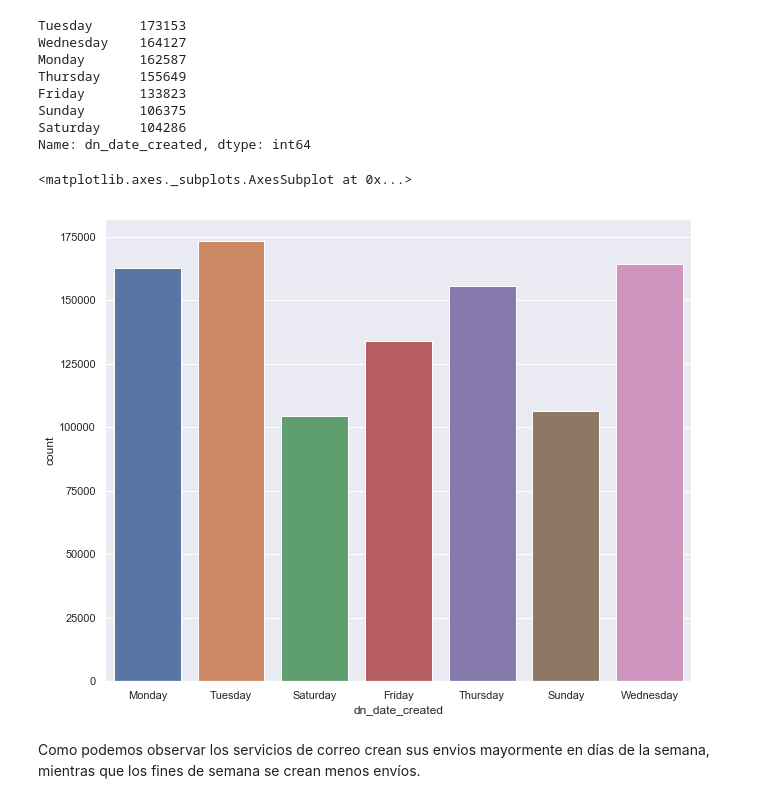
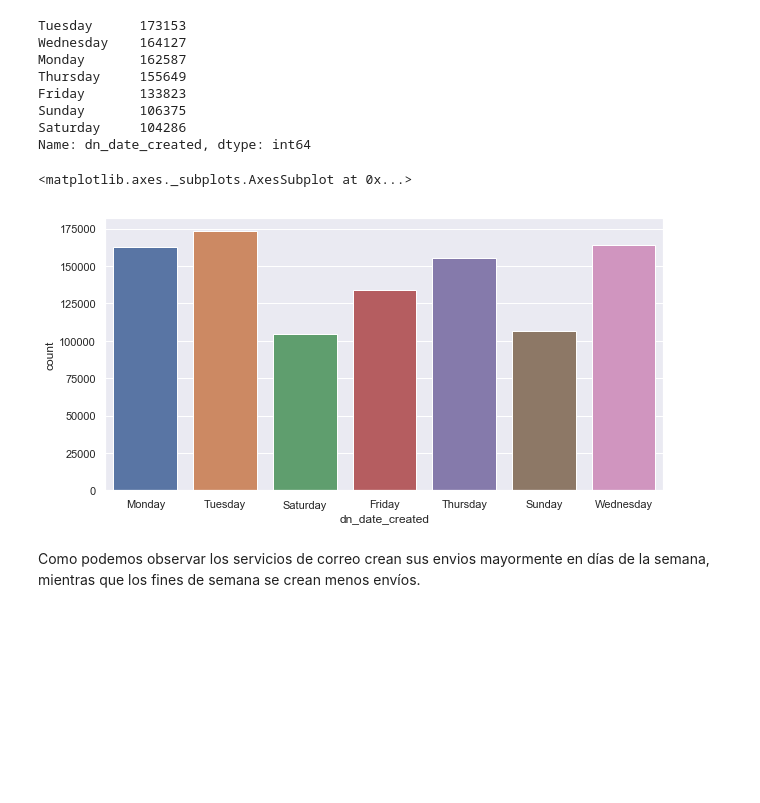
Before and after one commit to manquius/series_temporales, a Jupyter notebook: Practico1.ipynb, the cells around one changed output. Drawn from its saved outputs; the diff is of its cells as text; code cells hidden in the pictures; blank space fills up the shorter version.

```diff
--- a/Practico1.ipynb
+++ b/Practico1.ipynb
@@ -373,10 +386,11 @@ Sunday       106375
 Saturday     104286
 Name: dn_date_created, dtype: int64
 # %%
+sb.set(rc={'figure.figsize':(10,5)})
 sb.countplot(date_by_days['dn_date_created'])
 # %% [output]
 <matplotlib.axes._subplots.AxesSubplot at 0x...>
-[figure, old version]
+[figure, new version]
 # %% [markdown]
 Como podemos observar los servicios de correo crean sus envios mayormente en días de la semana, mientras que los fines de semana se crean menos envíos.
 # %%
```
Also changed, not shown: parts of 29 cells of this notebook.
